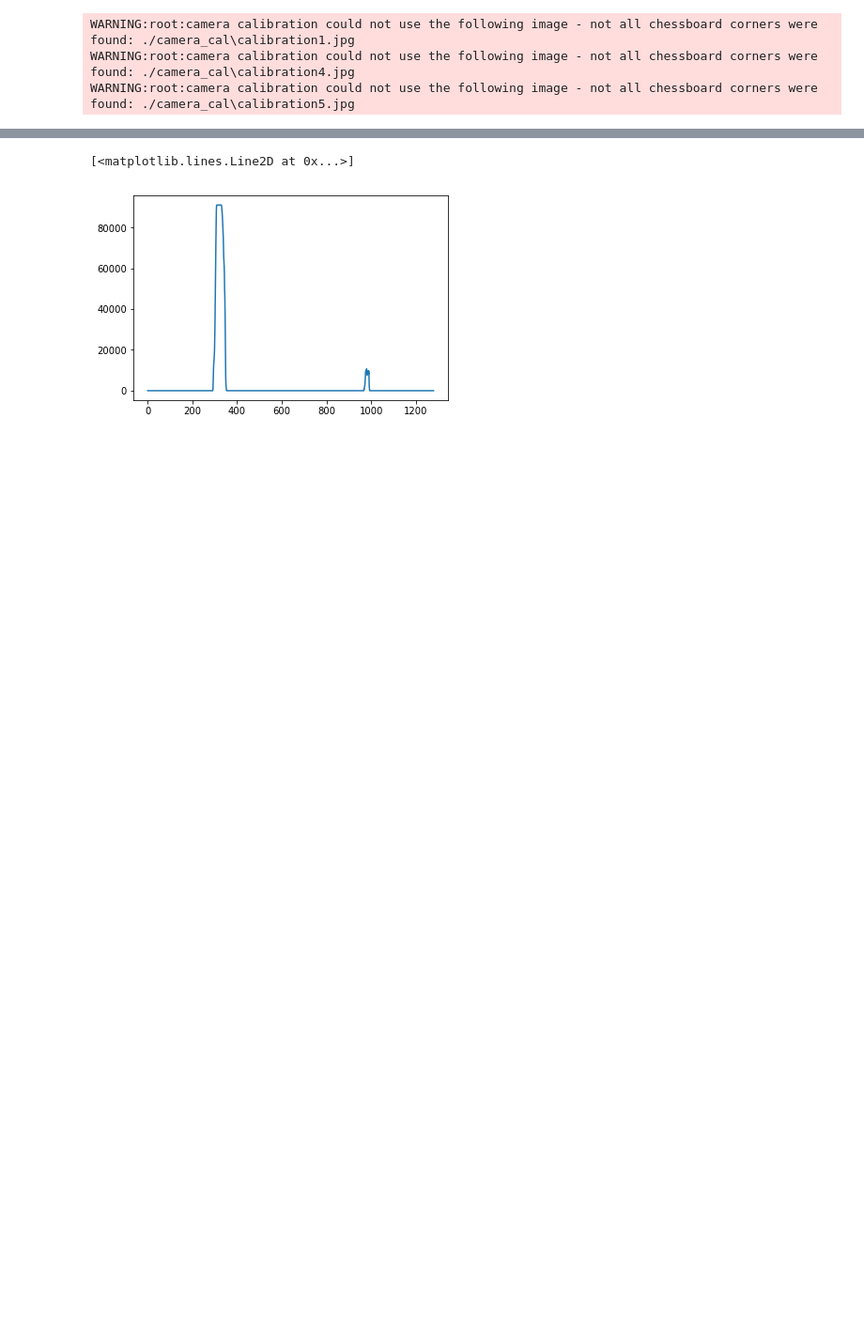
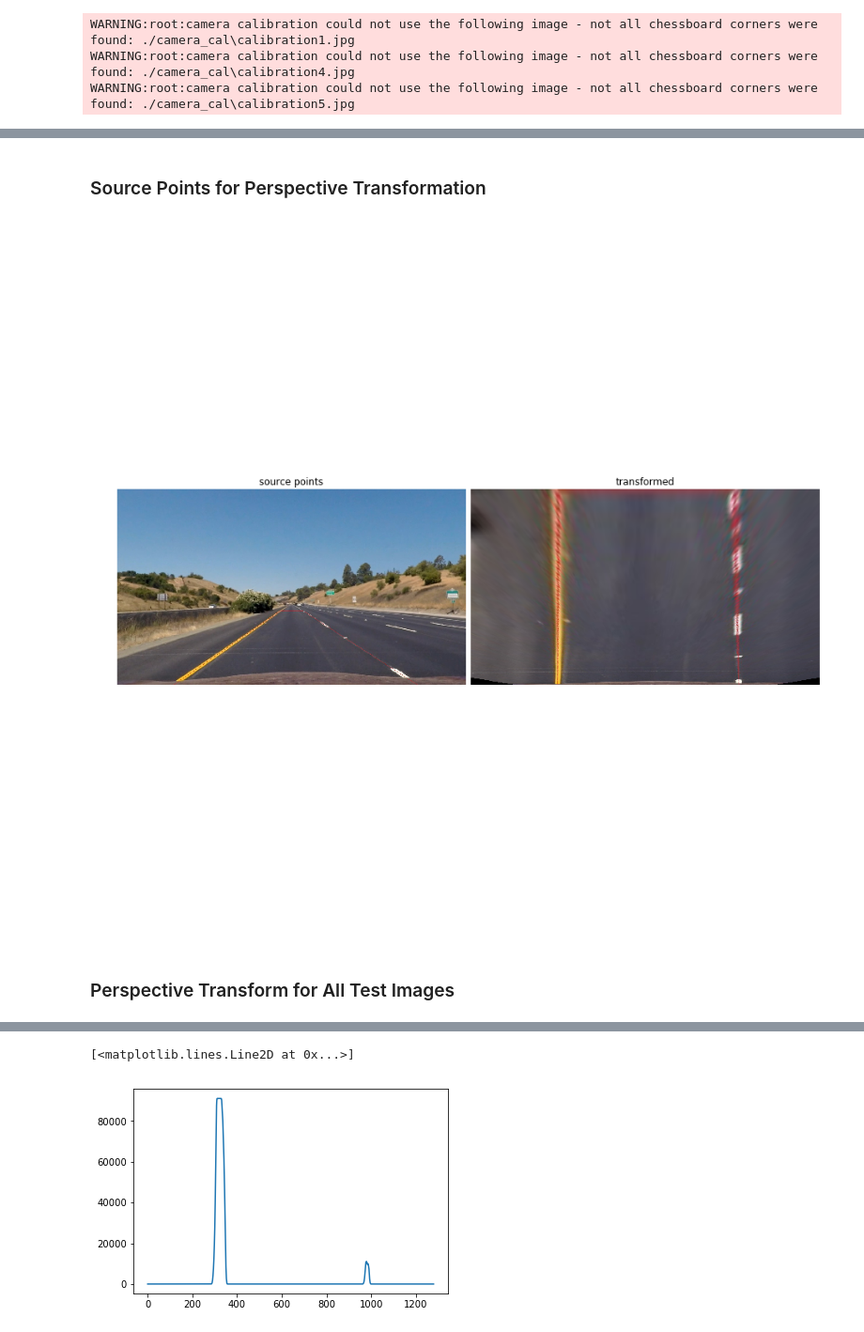
Before and after one commit to mastah43/CarND-Advanced-Lane-Lines, a Jupyter notebook: lane_finding.ipynb, the cells around one changed output, grey strips where cells are left out. Shown at 94% size. Drawn from its saved outputs; the diff is of its cells as text; code cells hidden in the pictures; blank space fills up the shorter version.

```diff
--- a/lane_finding.ipynb
+++ b/lane_finding.ipynb
@@ -123,0 +123,11 @@ lane_isolator_trace_plot = False
+# %% [markdown]
+### Source Points for Perspective Transformation
+# %%
+img_warp_ex_source = cv2.cvtColor(cv2.imread('./output_images/straight_lines1_source.jpg'), cv2.COLOR_BGR2RGB)
+img_warp_ex_result = img_transformer.to_birdview(img_warp_ex_source)
+plot_images_grid([img_warp_ex_source, img_warp_ex_result], labels=['source points', 'transformed'])
+# %% [output]
+[figure, added]
+[figure, added]
+# %% [markdown]
+### Perspective Transform for All Test Images
```
Also changed, not shown: parts of 25 cells of this notebook, 14 other files.
